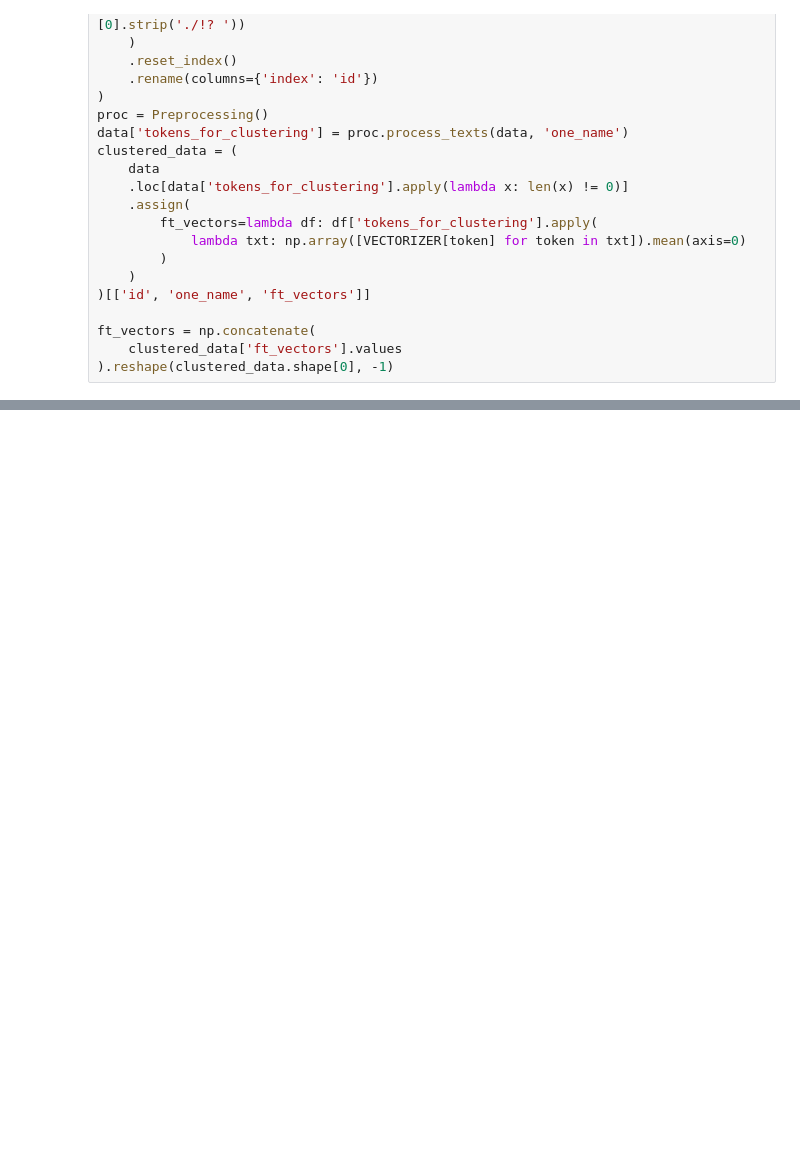
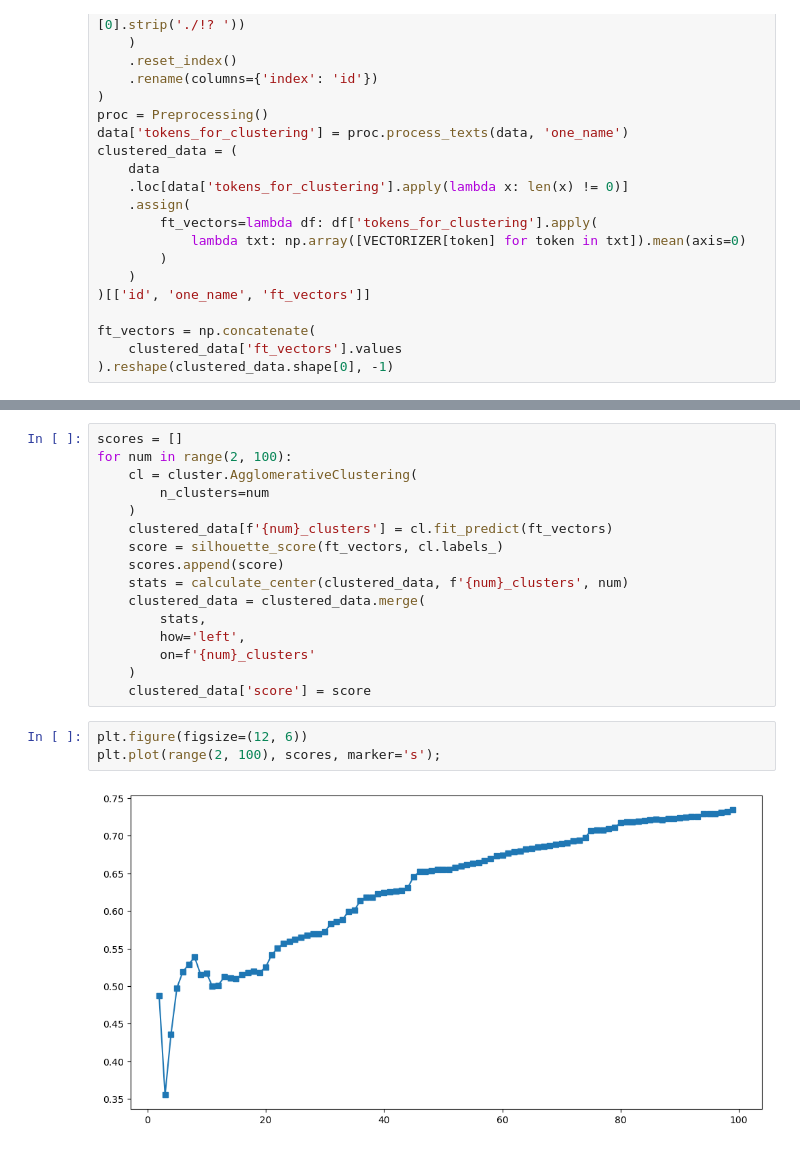
Before and after one commit to vlade89/agrohack2023, a Jupyter notebook: jupyter_nb/experiments.ipynb, the cells around one changed output, grey strips where cells are left out. Drawn from its saved outputs; the diff is of its cells as text; blank space fills up the shorter version.

```diff
--- a/jupyter_nb/experiments.ipynb
+++ b/jupyter_nb/experiments.ipynb
@@ -119,0 +119,21 @@ get_scores(ALGORITHMS, ft_vectors)
+# %%
+scores = []
+for num in range(2, 100):
+    cl = cluster.AgglomerativeClustering(
+        n_clusters=num
+    )
+    clustered_data[f'{num}_clusters'] = cl.fit_predict(ft_vectors)
+    score = silhouette_score(ft_vectors, cl.labels_)
+    scores.append(score)
+    stats = calculate_center(clustered_data, f'{num}_clusters', num)
+    clustered_data = clustered_data.merge(
+        stats,
+        how='left',
+        on=f'{num}_clusters'
+    )
+    clustered_data['score'] = score
+# %%
+plt.figure(figsize=(12, 6))
+plt.plot(range(2, 100), scores, marker='s');
+# %% [output]
+[figure, added]
```
Also changed, not shown: parts of 6 cells of this notebook, 1 other file.
